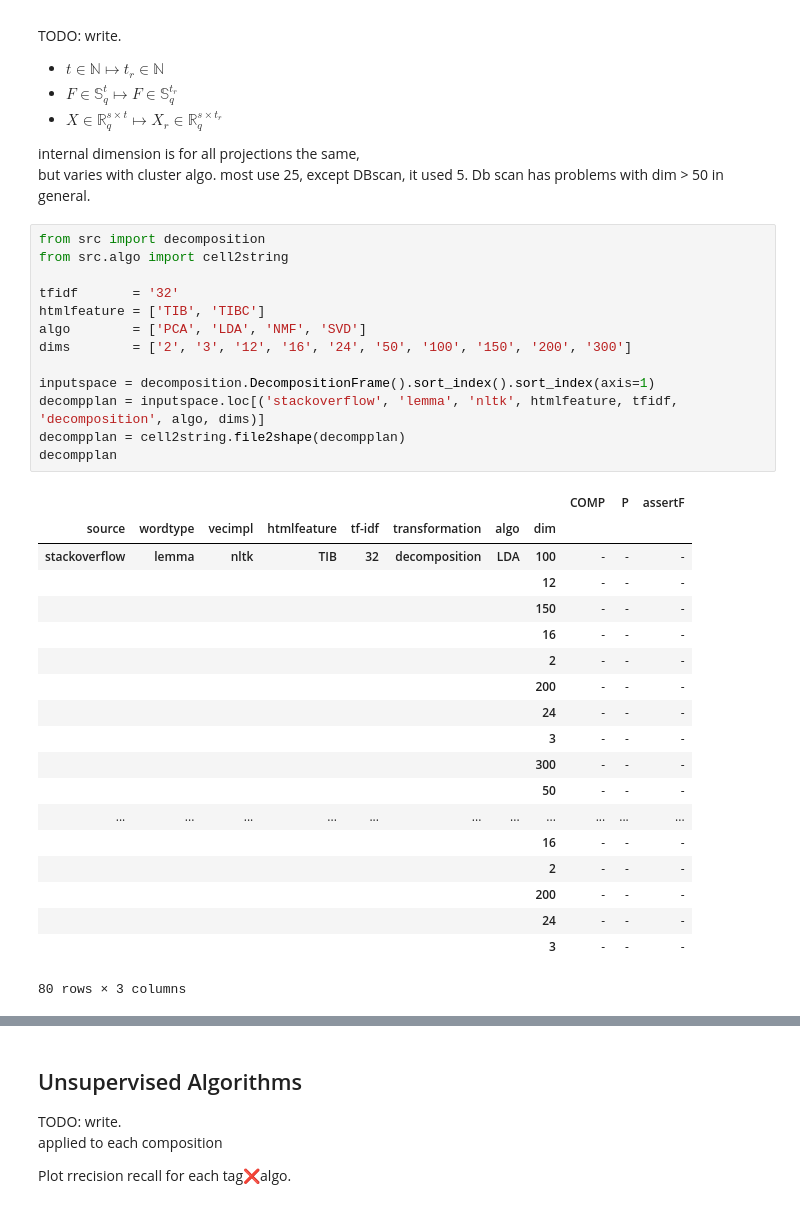
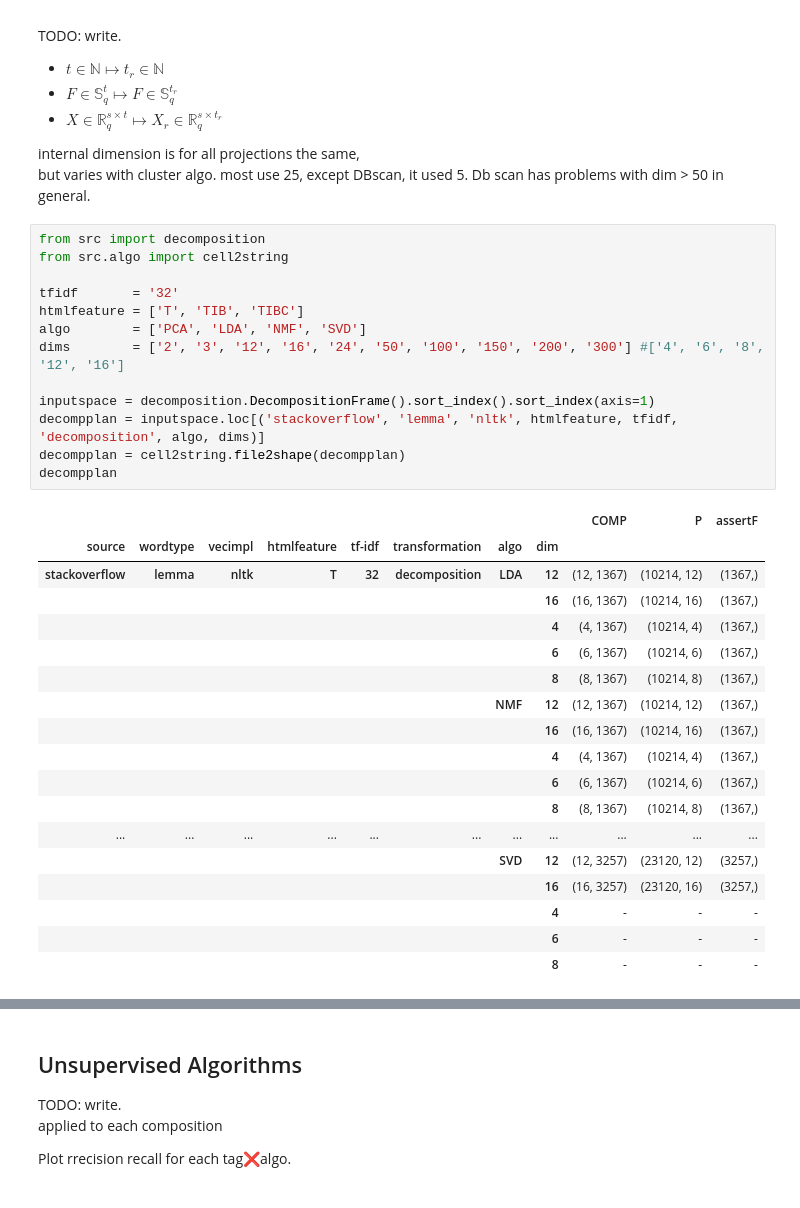
Before and after one commit to glouwa/StackOverflowTopicClustering, a Jupyter notebook: cluster.ipynb, the cells around one changed output, grey strips where cells are left out. Saved outputs shown, nothing was run; the diff lists cells and outputs as text.

```diff
--- a/cluster.ipynb
+++ b/cluster.ipynb
@@ -31,36 +31,35 @@ most use 25, except DBscan, it used 5. Db scan has problems with dim > 50 in gen
 # %%
 from src import decomposition
 from src.algo import cell2string
 
 tfidf       = '32'
-htmlfeature = ['TIB', 'TIBC']
+htmlfeature = ['T', 'TIB', 'TIBC']
 algo        = ['PCA', 'LDA', 'NMF', 'SVD']
-dims        = ['2', '3', '12', '16', '24', '50', '100', '150', '200', '300']
+dims        = ['2', '3', '12', '16', '24', '50', '100', '150', '200', '300'] #['4', '6', '8', '12', '16']
 
 inputspace = decomposition.DecompositionFrame().sort_index().sort_index(axis=1)
 decompplan = inputspace.loc[('stackoverflow', 'lemma', 'nltk', htmlfeature, tfidf, 'decomposition', algo, dims)]
 decompplan = cell2string.file2shape(decompplan)
 decompplan
 # %% [output]
 |  |  |  |  |  |  |  |  | COMP | P | assertF |
 | source | wordtype | vecimpl | htmlfeature | tf-idf | transformation | algo | dim |  |  |  |
-| stackoverflow | lemma | nltk | TIB | 32 | decomposition | LDA | 100 | - | - | - |
-|  |  |  |  |  |  |  | 12 | - | - | - |
-|  |  |  |  |  |  |  | 150 | - | - | - |
-|  |  |  |  |  |  |  | 16 | - | - | - |
-|  |  |  |  |  |  |  | 2 | - | - | - |
-|  |  |  |  |  |  |  | 200 | - | - | - |
-|  |  |  |  |  |  |  | 24 | - | - | - |
-|  |  |  |  |  |  |  | 3 | - | - | - |
-|  |  |  |  |  |  |  | 300 | - | - | - |
-|  |  |  |  |  |  |  | 50 | - | - | - |
+| stackoverflow | lemma | nltk | T | 32 | decomposition | LDA | 12 | (12, 1367) | (10214, 12) | (1367,) |
+|  |  |  |  |  |  |  | 16 | (16, 1367) | (10214, 16) | (1367,) |
+|  |  |  |  |  |  |  | 4 | (4, 1367) | (10214, 4) | (1367,) |
+|  |  |  |  |  |  |  | 6 | (6, 1367) | (10214, 6) | (1367,) |
+|  |  |  |  |  |  |  | 8 | (8, 1367) | (10214, 8) | (1367,) |
+|  |  |  |  |  |  | NMF | 12 | (12, 1367) | (10214, 12) | (1367,) |
+|  |  |  |  |  |  |  | 16 | (16, 1367) | (10214, 16) | (1367,) |
+|  |  |  |  |  |  |  | 4 | (4, 1367) | (10214, 4) | (1367,) |
+|  |  |  |  |  |  |  | 6 | (6, 1367) | (10214, 6) | (1367,) |
+|  |  |  |  |  |  |  | 8 | (8, 1367) | (10214, 8) | (1367,) |
 | ... | ... | ... | ... | ... | ... | ... | ... | ... | ... | ... |
-|  |  |  |  |  |  |  | 16 | - | - | - |
-|  |  |  |  |  |  |  | 2 | - | - | - |
-|  |  |  |  |  |  |  | 200 | - | - | - |
-|  |  |  |  |  |  |  | 24 | - | - | - |
-|  |  |  |  |  |  |  | 3 | - | - | - |
+|  |  |  |  |  |  | SVD | 12 | (12, 3257) | (23120, 12) | (3257,) |
+|  |  |  |  |  |  |  | 16 | (16, 3257) | (23120, 16) | (3257,) |
+|  |  |  |  |  |  |  | 4 | - | - | - |
+|  |  |  |  |  |  |  | 6 | - | - | - |
+|  |  |  |  |  |  |  | 8 | - | - | - |
-80 rows × 3 columns
 # %%
 from src import decomposition
 decomposition.createDecompositions(decompplan)
```
Also changed, not shown: parts of 5 cells of this notebook, 9 other files.
